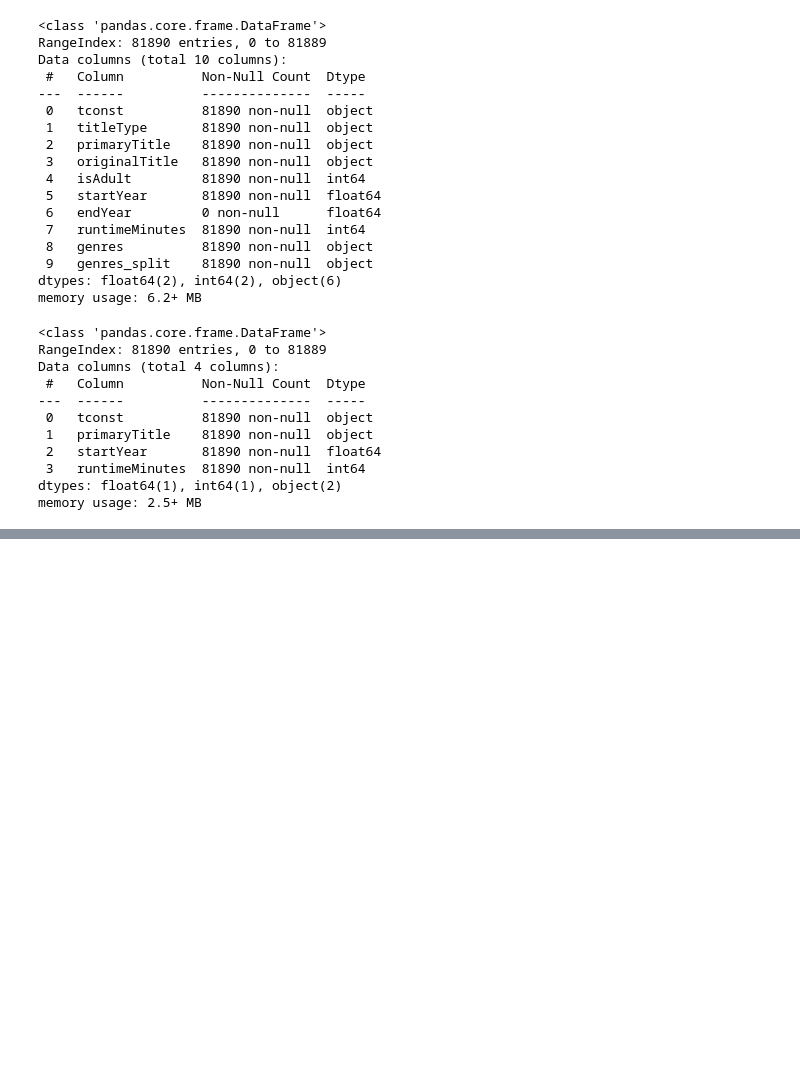
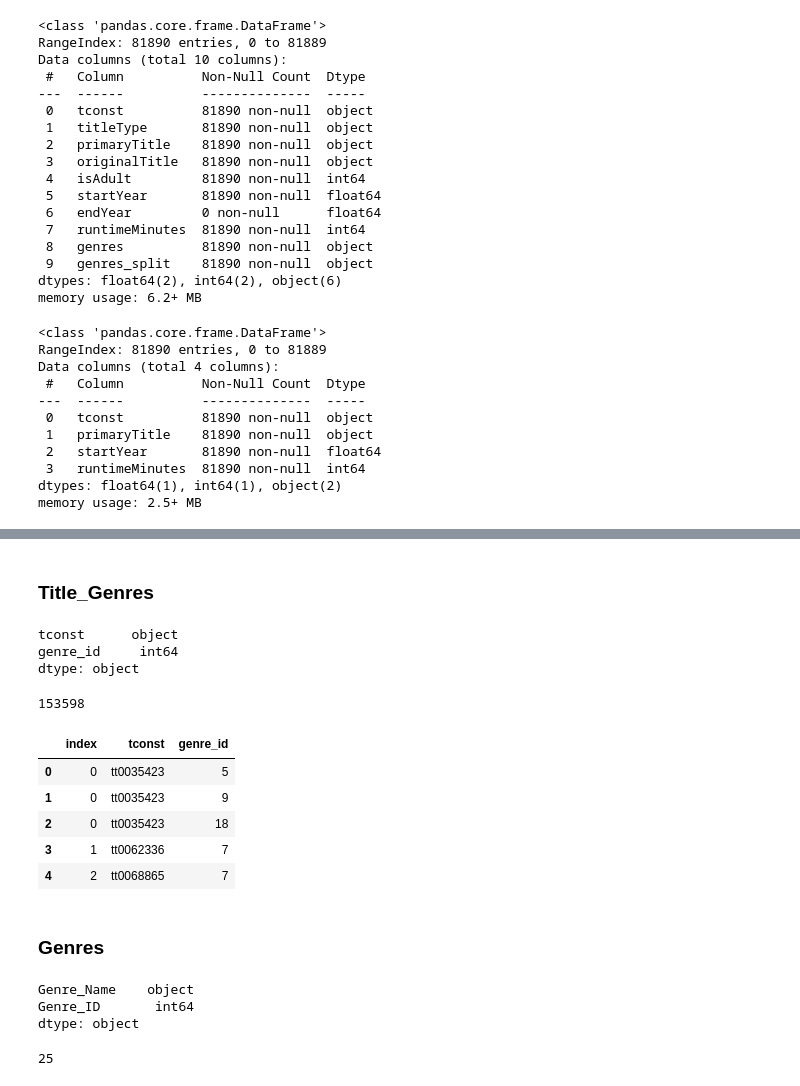
Before and after one commit to krisbarbier/SQL-Database-Creation-and-Python-Analysis, a Jupyter notebook: Project 3, Part 3.ipynb, the cells around one changed output, grey strips where cells are left out. Saved outputs shown, nothing was run; the diff lists cells and outputs as text; code cells hidden in the pictures; blank space fills up the shorter version.

```diff
--- a/Project 3, Part 3.ipynb
+++ b/Project 3, Part 3.ipynb
@@ -284,0 +381,43 @@ memory usage: 2.5+ MB
+# %% [markdown]
+### Title_Genres
+# %%
+#Check data types of df
+title_genres.dtypes
+# %% [output]
+tconst      object
+genre_id     int64
+dtype: object
+# %%
+#Save table to sql
+title_genres.to_sql('title_genres', engine, if_exists = 'replace')
+# %% [output]
+153598
+# %%
+#Query to run first five rows of title_basics table
+q = """
+SELECT *
+FROM title_genres
+LIMIT 5;
+"""
+pd.read_sql(q, engine)
+# %% [output]
+|  | index | tconst | genre_id |
+| 0 | 0 | tt0035423 | 5 |
+| 1 | 0 | tt0035423 | 9 |
+| 2 | 0 | tt0035423 | 18 |
+| 3 | 1 | tt0062336 | 7 |
+| 4 | 2 | tt0068865 | 7 |
+# %% [markdown]
+### Genres
+# %%
+#Check data types of df
+genres.dtypes
+# %% [output]
+Genre_Name    object
+Genre_ID       int64
+dtype: object
+# %%
+#Save table to sql
+genres.set_index('Genre_ID').to_sql('genres', engine, if_exists = 'replace', index=True)
+# %% [output]
+25
```
Also changed, not shown: parts of 22 cells of this notebook.
